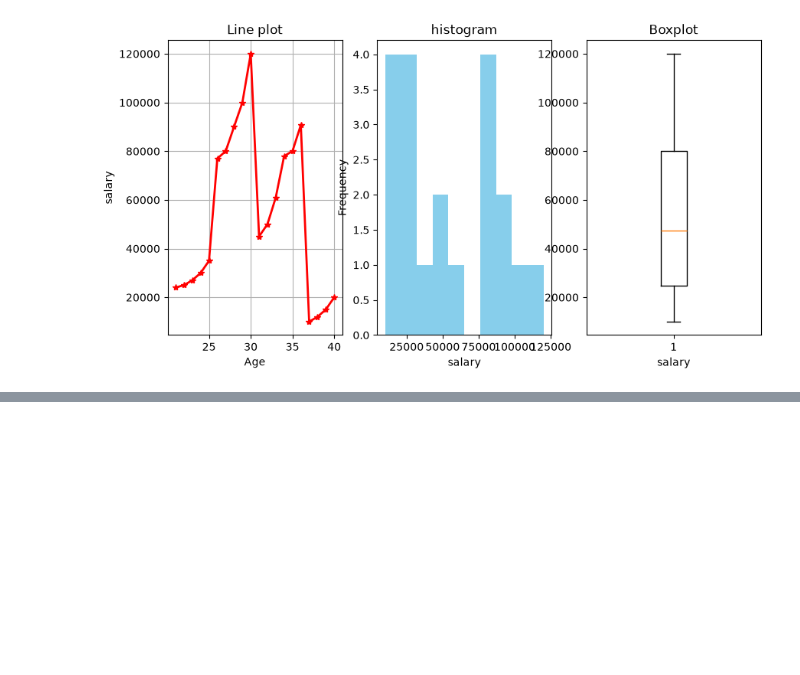
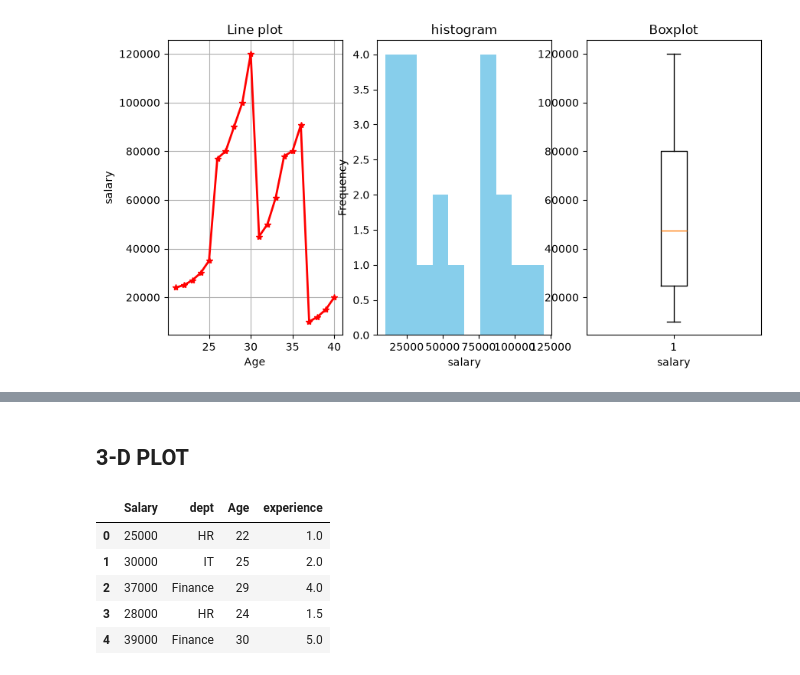
Before and after one commit to khushbu9119/Matplotlib, a Jupyter notebook: orientedAPI.ipynb, the cells around one changed output, grey strips where cells are left out. Drawn from its saved outputs; the diff is of its cells as text; code cells hidden in the pictures; blank space fills up the shorter version.

```diff
--- a/orientedAPI.ipynb
+++ b/orientedAPI.ipynb
@@ -60,0 +89,19 @@ plt.show()
+# %% [markdown]
+## 3-D PLOT
+# %%
+data3={
+    'Salary':[25000,30000,37000,28000,39000],
+    'dept':['HR','IT','Finance','HR','Finance'],
+    'Age':[22,25,29,24,30],
+    'experience':[1.0,2.0,4.0,1.5,5.0]
+}
+
+df3 = pd.DataFrame(data3)
+df3
+# %% [output]
+|  | Salary | dept | Age | experience |
+| 0 | 25000 | HR | 22 | 1.0 |
+| 1 | 30000 | IT | 25 | 2.0 |
+| 2 | 37000 | Finance | 29 | 4.0 |
+| 3 | 28000 | HR | 24 | 1.5 |
+| 4 | 39000 | Finance | 30 | 5.0 |
```
Also changed, not shown: parts of 4 cells of this notebook.
